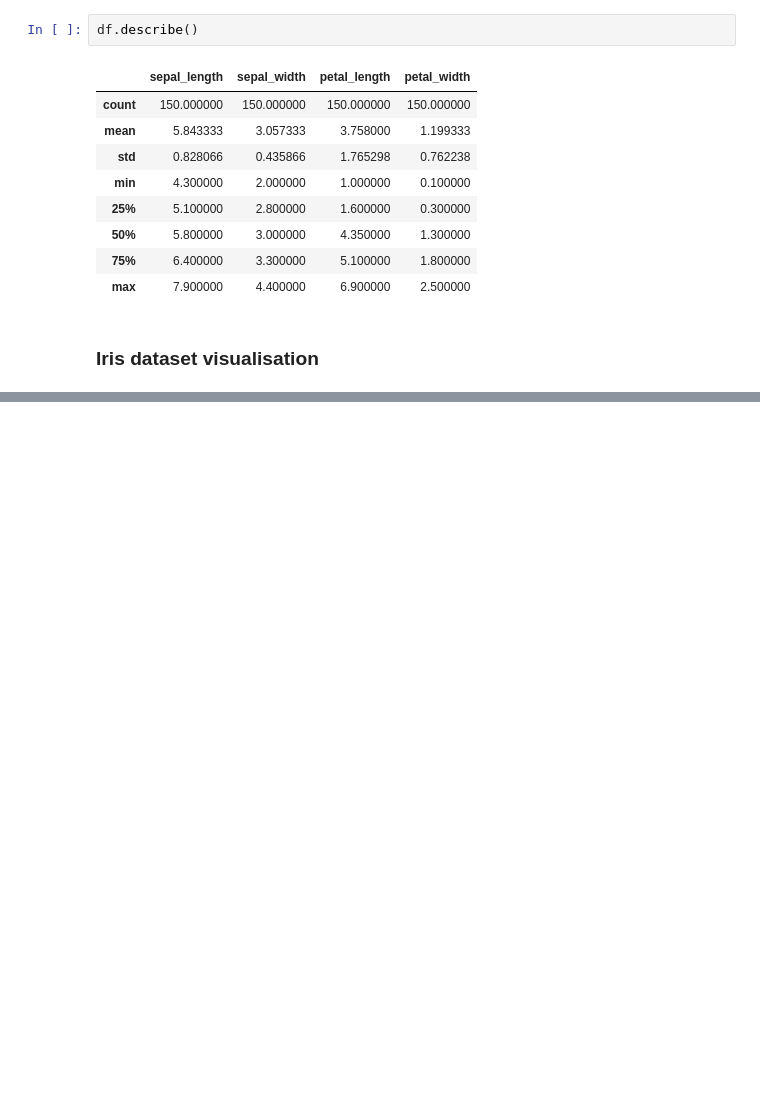
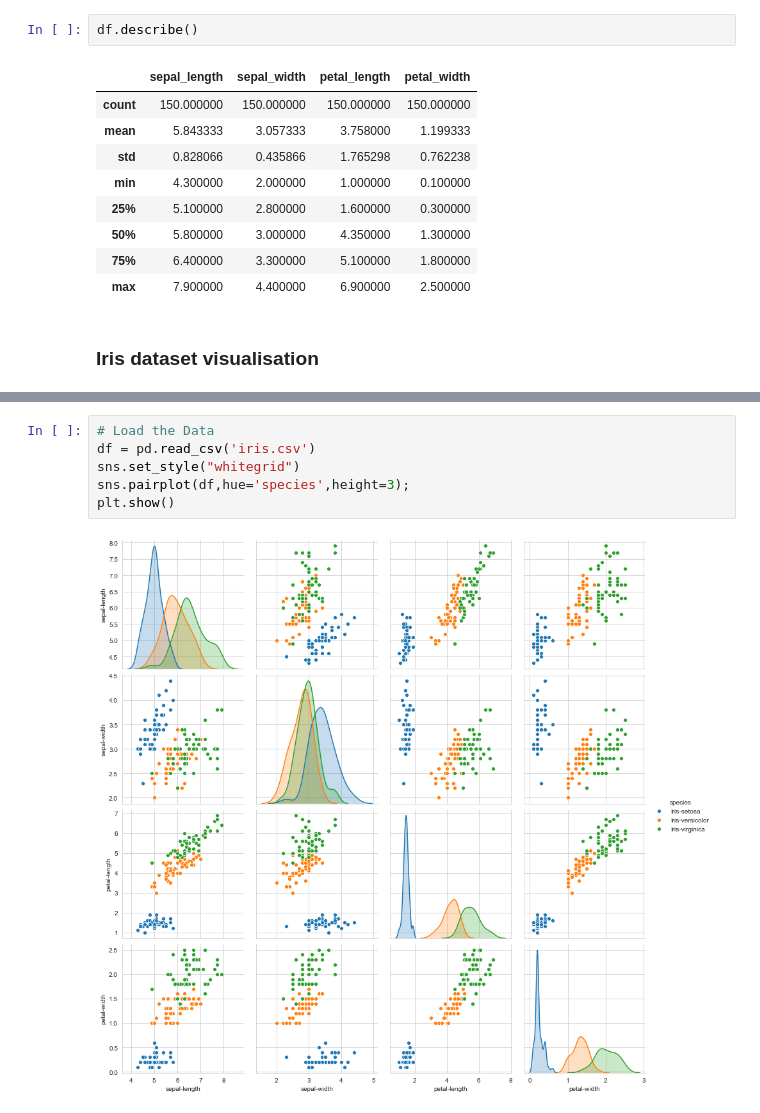
Before and after one commit to ezekielonaloye-gmit/Machine-learning-and-statistics--Assessment-2020, a Jupyter notebook: Task_4.ipynb, the cells around one changed output, grey strips where cells are left out. Cells and saved outputs as stored; diff of their text form; blank space fills up the shorter version.

```diff
--- a/Task_4.ipynb
+++ b/Task_4.ipynb
@@ -149,0 +164,8 @@ df.describe()
+# %%
+# Load the Data
+df = pd.read_csv('iris.csv')
+sns.set_style("whitegrid")
+sns.pairplot(df,hue='species',height=3);
+plt.show()
+# %% [output]
+[figure, added]
```
Also changed, not shown: parts of 17 cells of this notebook.
